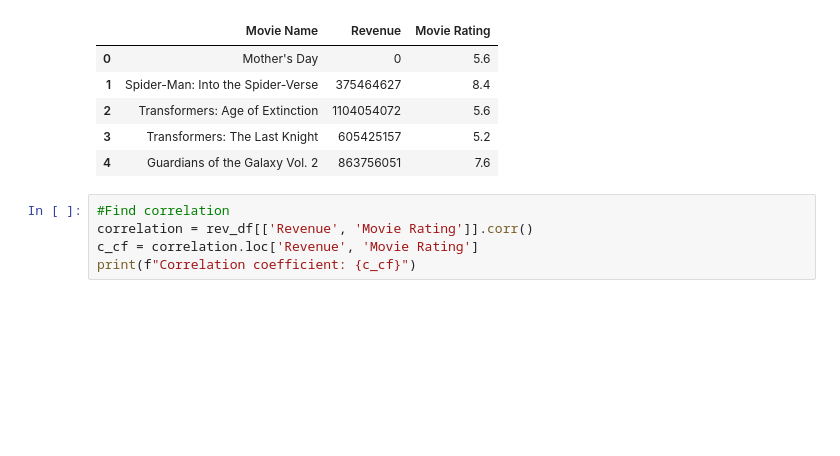
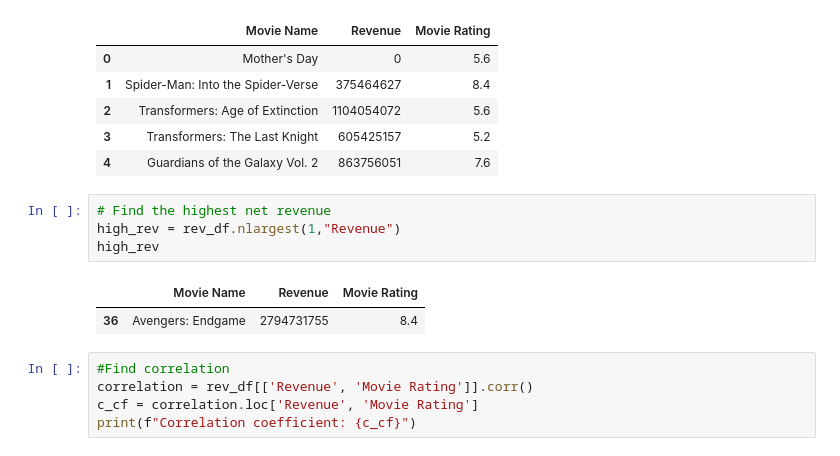
Before and after one commit to rackhamsauer/Project-1, a Jupyter notebook: Juliet's Contributions.ipynb, the cells around one changed output. Drawn from its saved outputs; the diff is of its cells as text; blank space fills up the shorter version.

Commit message:
Added highest Net/Grossing movie of all time

```diff
--- a/Juliet's Contributions.ipynb
+++ b/Juliet's Contributions.ipynb
@@ -36,6 +36,13 @@ rev_df.head()
 | 2 | Transformers: Age of Extinction | 1104054072 | 5.6 |
 | 3 | Transformers: The Last Knight | 605425157 | 5.2 |
 | 4 | Guardians of the Galaxy Vol. 2 | 863756051 | 7.6 |
+# %%
+# Find the highest net revenue
+high_rev = rev_df.nlargest(1,"Revenue")
+high_rev
+# %% [output]
+|  | Movie Name | Revenue | Movie Rating |
+| 36 | Avengers: Endgame | 2794731755 | 8.4 |
 # %%
 #Find correlation
 correlation = rev_df[['Revenue', 'Movie Rating']].corr()
```
Also changed, not shown: parts of 1 cell of this notebook.
